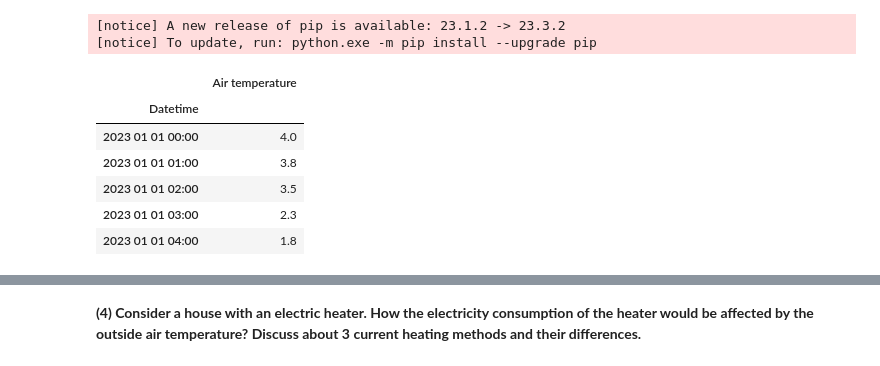
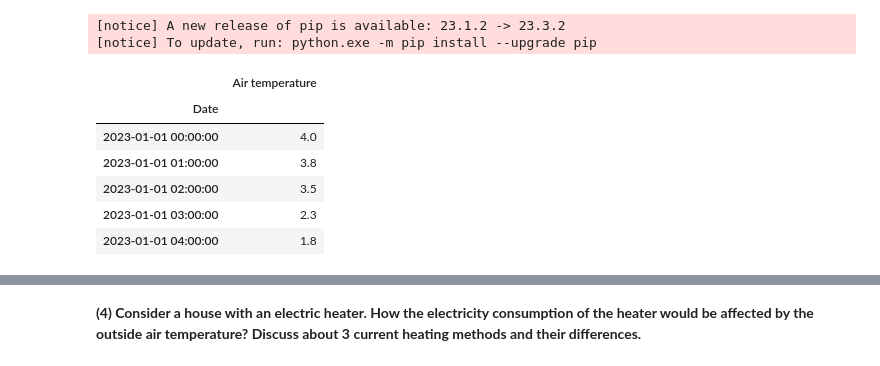
Before and after one commit to Codingman11/intro-iot-systems, a Jupyter notebook: Week 1/homework-w1.ipynb, the cells around one changed output, grey strips where cells are left out. Drawn from its saved outputs; the diff is of its cells as text; code cells hidden in the pictures.

```diff
--- a/Week 1/homework-w1.ipynb
+++ b/Week 1/homework-w1.ipynb
@@ -53,31 +57,25 @@ Note: you may need to restart the kernel to use updated packages.
 # %%
 import pandas as pd
 import matplotlib.pyplot as plt
 import matplotlib.dates as mdates
 import numpy as np
 
 # Read the data
-TemperaturesData = pd.read_csv("airtemp-2023-HKI-airport_2.csv", dayfirst=True, sep=",",
-                               header=0,  index_col=0,
-                               parse_dates={"Datetime":['Year', 'Month', 'Day', 'Time [UTC]']}, usecols=[1, 2, 3, 4, 5])
-TemperaturesData['Air temperature'] =
+TemperaturesData = pd.read_csv("airtemp-2023-HKI-airport_2.csv", dayfirst=True, sep=",", header=0,
+                               decimal=b",", usecols=[0,1,2,3,4])
 
-
-Tempare  turesData["Air temperature"] = pd.to_numeric(TemparaturesData["Air temperature"], errors="coerce")
-#pd.to_numeric(ElectricityConsumption['Air temperature mean [°C]'], errors='coerce
-
-display(TemparaturesData.head())
-# plt.figure(figsize=(16, 6))
-# plt.plot(TemparaturesData, color="blue", marker="x", linestyle=":")
-# plt.title("Air temperature in 2023 at Helsinki-Vantaa airport station")
-# plt.ylabel("Temparature in [°C]")
-# plt.grid(True)
-# plt.show()
+TemperaturesData["Date"] = pd.to_datetime(TemperaturesData[['Year', 'Month', 'Day', 'Time']].astype(str).agg('-'.join, axis=1), format='%Y-%m-%d-%H:%M')
+# Dropping the unnecessary columns
+TemperaturesData.drop(['Year', 'Month', 'Day', 'Time'], axis = 1, inplace = True)
+# Set the new 'Datetime' column as the index
+TemperaturesData.set_index('Date', inplace=True)
+TemperaturesData['Air temperature'] = pd.to_numeric(TemperaturesData["Air temperature"], errors="coerce")
+TemperaturesData.head()
 # %% [output]
 |  | Air temperature |
-| Datetime |  |
-| 2023 01 01 00:00 | 4.0 |
-| 2023 01 01 01:00 | 3.8 |
-| 2023 01 01 02:00 | 3.5 |
-| 2023 01 01 03:00 | 2.3 |
-| 2023 01 01 04:00 | 1.8 |
+| Date |  |
+| 2023-01-01 00:00:00 | 4.0 |
+| 2023-01-01 01:00:00 | 3.8 |
+| 2023-01-01 02:00:00 | 3.5 |
+| 2023-01-01 03:00:00 | 2.3 |
+| 2023-01-01 04:00:00 | 1.8 |
```
Also changed, not shown: parts of 8 cells of this notebook, 18 other files.
